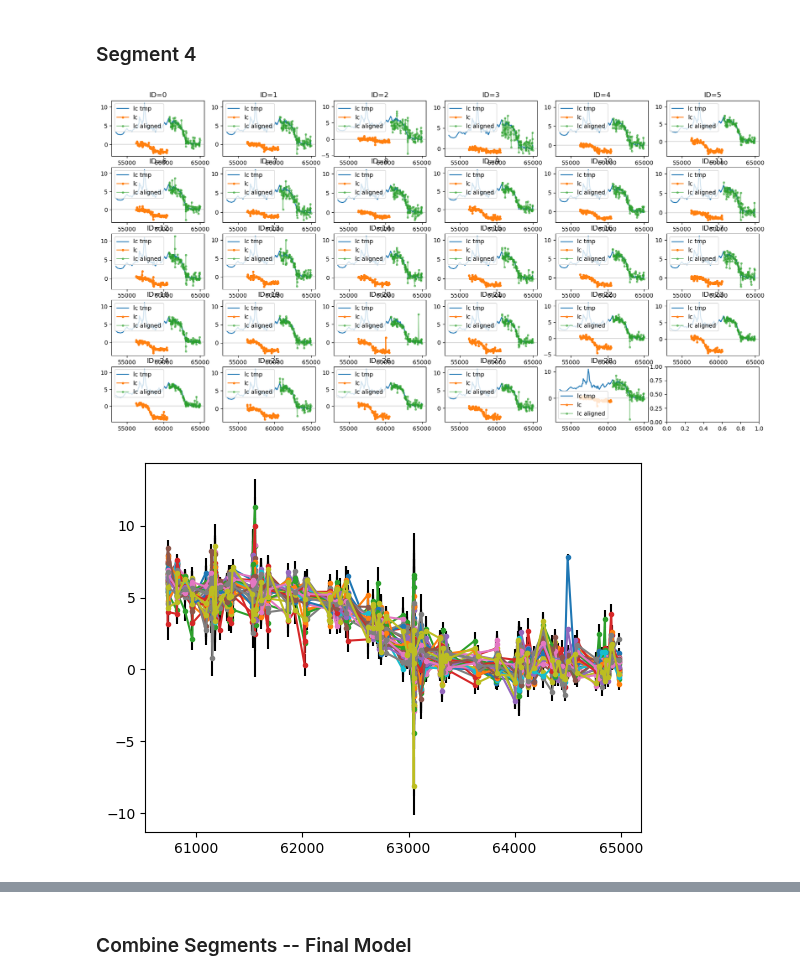
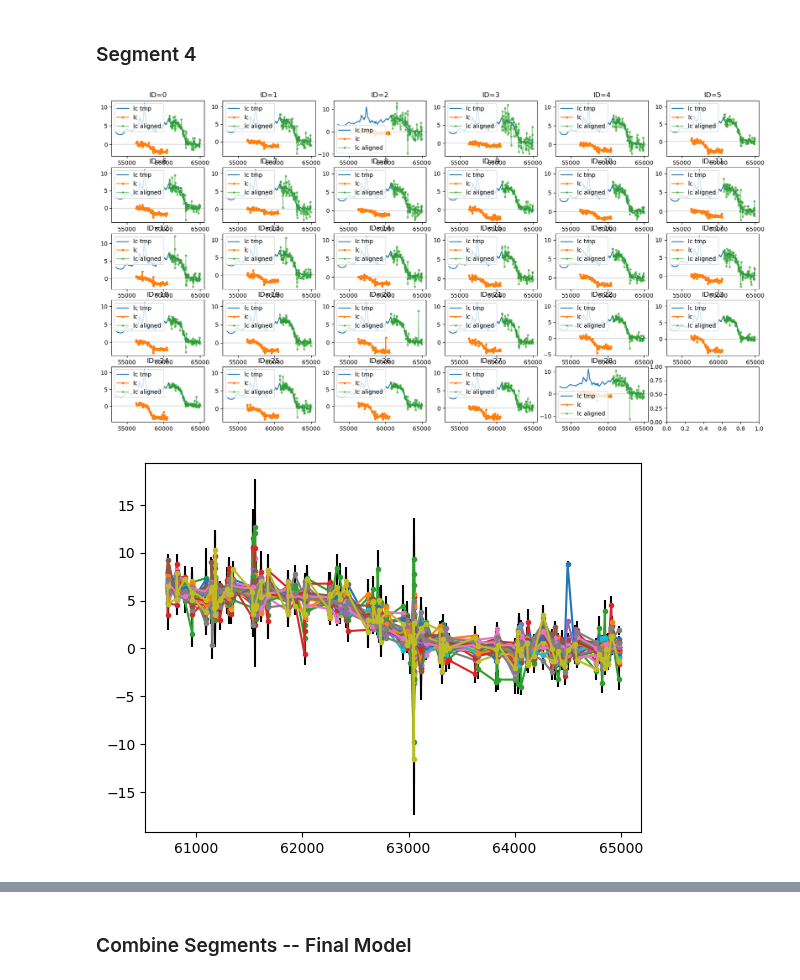
Before and after one commit to xiaolng/EtaCarEchoes, a Jupyter notebook: Iter2_gEtaCarLEs.ipynb, the cells around one changed output, grey strips where cells are left out. Saved outputs shown, nothing was run; the diff lists cells and outputs as text; code cells hidden in the pictures.

```diff
--- a/Iter2_gEtaCarLEs.ipynb
+++ b/Iter2_gEtaCarLEs.ipynb
@@ -334,16 +334,16 @@ for i in range(len(tshifts_54)):
     a_i = a_norms_54[i]
     b_i = b_offsets_54[i]
 
-    t_new = df['mjd'][i_inds] - tshift_i
-    f_new = a_i*df['mJyas2'][i_inds]+b_i
-    ferr_new = a_i*df['mJyas2_err'][i_inds]
+    t_new = df['mjd'][i_inds] + tshift_i
+    f_new = (df['mJyas2'][i_inds]-b_i)/a_i
+    ferr_new = df['mJyas2_err'][i_inds]/a_i
     df.loc[i_inds,'new_mjd_1'] = t_new
     df.loc[i_inds,'new_mJyas2_1'] = f_new
     df.loc[i_inds,'new_mJyas2_err_1'] = ferr_new
 
-    # t_new = df['mjd'] - tshift_i
-    # f_new = a_i*df['mJyas2']+b_i
-    # ferr_new = a_i*df['mJyas2_err']
+    # t_new = df['mjd'] + tshift_i
+    # f_new = (df['mJyas2']-b_i)/a_i
+    # ferr_new = df['mJyas2_err']/a_i
     # df['new_mjd_1'] = t_new
     # df['new_mJyas2_1'] = f_new
     # df['new_mJyas2_err_1'] = ferr_new
@@ -494,7 +494,7 @@ for i, df in enumerate(df_list3):
     f2_err = df['mJyas2_err'][g_inds].values
     tp_loc2 = t_peaks_locs[i]
 
-    tshift, a, b = get_tshift_scale_offset(t1, f1, f1_err, t2, f2, f2_err, t_peaks=[tp_loc1, tp_loc2])
+    tshift, a, b = get_tshift_scale_offset(t2, f2, f2_err, t1, f1, f1_err, t_peaks=[tp_loc2,tp_loc1])
 
     tshifts_A.append(tshift)
     a_norms_A.append(a)
@@ -503,7 +503,7 @@ for i, df in enumerate(df_list3):
     ax = axs[i]
     ax.plot(t1, f1, label='lc tmp')
     ax.plot(t2, f2, label='lc')
-    ax.plot(t2-tshift, f2*a + b, alpha=.5, label='lc aligned')
+    ax.plot(t2+tshift, (f2-b)/a, alpha=.5, label='lc aligned')
 
     #-------
     # ax.axvline(x=57452, color='k', linewidth=.2)
@@ -528,9 +528,9 @@ for i in range(len(tshifts_A)):
     a_i = a_norms_A[i]
     b_i = b_offsets_A[i]
 
-    t_new = df['mjd'][i_inds] - tshift_i
-    f_new = a_i*df['mJyas2'][i_inds]+b_i
-    ferr_new = a_i*df['mJyas2_err'][i_inds]
+    t_new = df['mjd'][i_inds] + tshift_i
+    f_new = (df['mJyas2'][i_inds]-b_i)/a_i
+    ferr_new = df['mJyas2_err'][i_inds]/a_i
     df.loc[i_inds,'new_mjd_1'] = t_new
     df.loc[i_inds,'new_mJyas2_1'] = f_new
     df.loc[i_inds,'new_mJyas2_err_1'] = ferr_new
@@ -672,7 +672,7 @@ for i, df in enumerate(df_list4):
     f2 = df['mJyas2'][g_inds].values
     f2_err = df['mJyas2_err'][g_inds].values
 
-    tshift, a, b = get_tshift_scale_offset(t1, f1, f1_err, t2, f2, f2_err, t_peaks=[t1[-1],t2[-1]])
+    tshift, a, b = get_tshift_scale_offset(t2, f2, f2_err, t1, f1, f1_err, t_peaks=[t2[-1],t1[-1]])
 
     tshifts_c.append(tshift)
     a_norms_c.append(a)
@@ -681,7 +681,7 @@ for i, df in enumerate(df_list4):
     ax = axs[i]
     ax.plot(t1, f1, label='lc tmp')
     ax.errorbar(t2, f2, label='lc', fmt='.-')
-    ax.errorbar(t2-tshift, f2*a + b, alpha=.5, label='lc aligned', fmt='.-')
+    ax.errorbar(t2+tshift, (f2-b)/a, alpha=.5, label='lc aligned', fmt='.-')
 
     #-------
     # ax.axvline(x=57452, color='k', linewidth=.2)
@@ -694,26 +694,26 @@ for i, df in enumerate(df_list4):
 
 plt.show()
 # %% [output]
-[figure, old version]
+[figure, new version]
 # %%
 for i in range(len(tshifts_c)):
     df = df_list4[i]
     i_inds = lc_indices(df, n_sigmas=n_sigs4, mJyas2_lms=mJyas2_lms4, bad_expnums=bad_expnums_g)
 
     tshift_i = tshifts_c[i]
     a_i = a_norms_c[i]
     b_i = b_offsets_c[i]
-    t_new = df['mjd'][i_inds] - tshift_i
-    f_new = a_i*df['mJyas2'][i_inds]+b_i
-    ferr_new = a_i*df['mJyas2_err'][i_inds]
+    t_new = df['mjd'][i_inds] + tshift_i
+    f_new = (df['mJyas2'][i_inds]-b_i)/a_i
+    ferr_new = df['mJyas2_err'][i_inds]/a_i
     df.loc[i_inds,'new_mjd_1'] = t_new
     df.loc[i_inds,'new_mJyas2_1'] = f_new
     df.loc[i_inds,'new_mJyas2_err_1'] = ferr_new
     plt.errorbar(t_new, f_new, yerr=ferr_new, fmt='.-', ecolor='black')
     # plt.ylim(-3.0e-6,4.0e-6)
 # plt.xlim(57650,57800)
 # %% [output]
-[figure, old version]
+[figure, new version]
 # %%
 ### Put combined data into a data frame
 tls4 = np.concatenate([i['new_mjd_1'][lc_indices(i, n_sigmas=n_sigs4, mJyas2_lms=mJyas2_lms4, bad_expnums=bad_expnums_g)] for i in df_list4])
```
Also changed, not shown: parts of 12 cells of this notebook, 1 other file.
